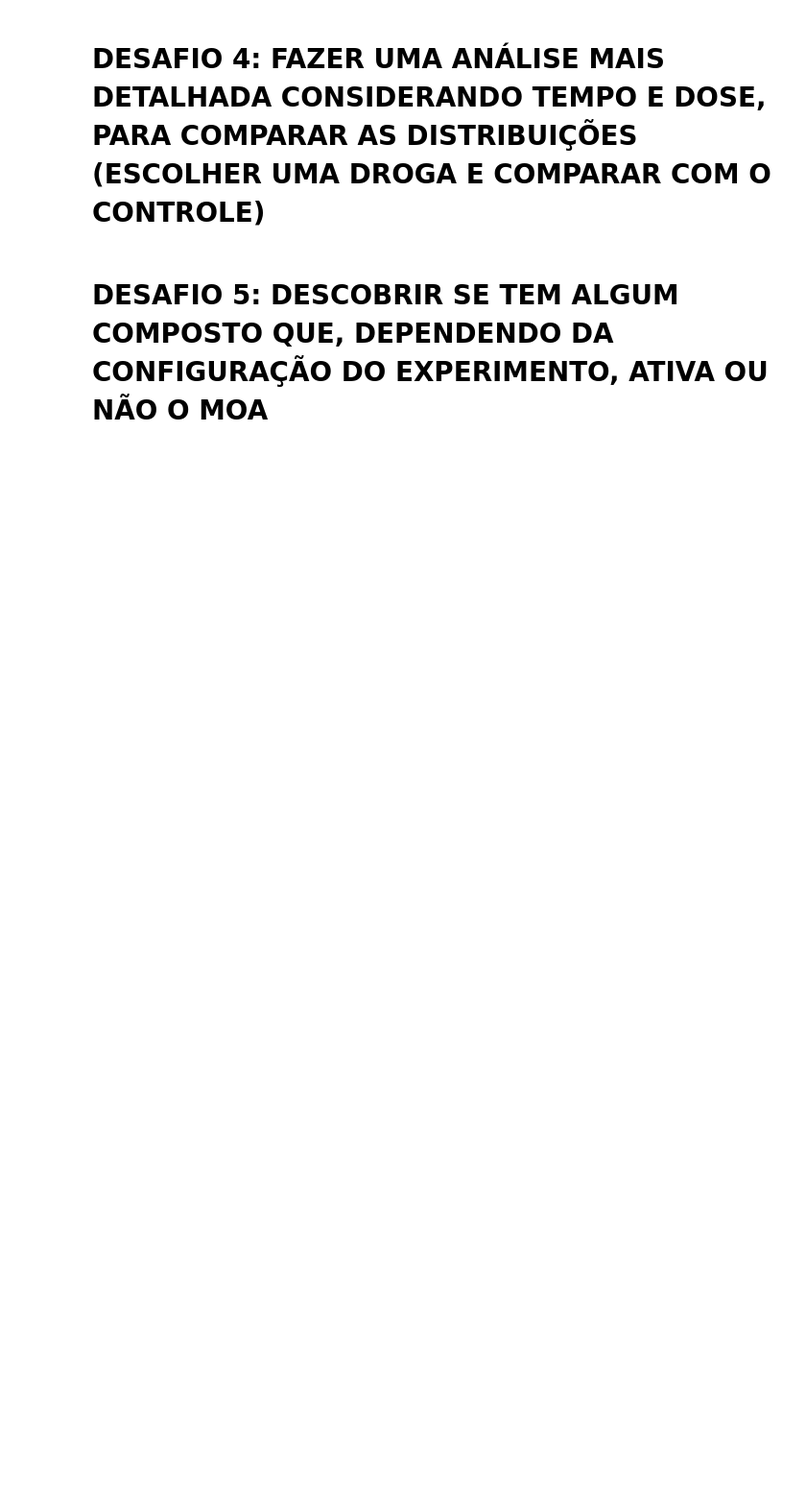
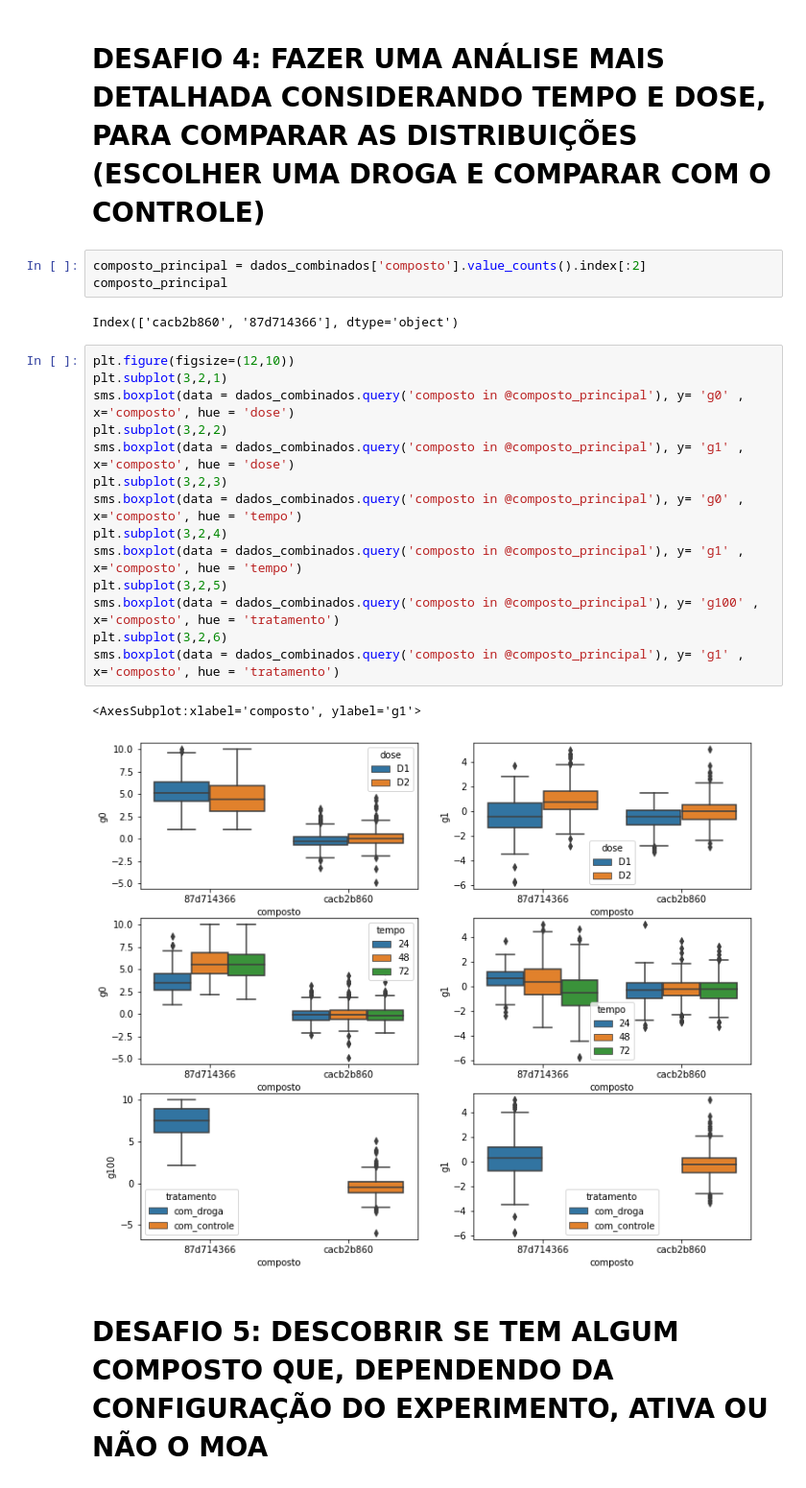
Before and after one commit to bernardocecchetto/Imersao_dados-Alura, a Jupyter notebook: Correlações, causalidade e relações entre genes.ipynb, the cells around one changed output. Shown: that part at 96% size. Saved outputs shown, nothing was run; the diff lists cells and outputs as text; blank space fills up the shorter version.

```diff
--- a/Correlações, causalidade e relações entre genes.ipynb
+++ b/Correlações, causalidade e relações entre genes.ipynb
@@ -238,5 +244,27 @@ sms.boxplot(data = dados_combinados.query('composto in @composto_principal'), y=
 [figure]
 # %% [markdown]
 # DESAFIO 4: FAZER UMA ANÁLISE MAIS DETALHADA CONSIDERANDO TEMPO E DOSE, PARA COMPARAR AS DISTRIBUIÇÕES (ESCOLHER UMA DROGA E COMPARAR COM O CONTROLE)
+# %%
+composto_principal = dados_combinados['composto'].value_counts().index[:2]
+composto_principal
+# %% [output]
+Index(['cacb2b860', '87d714366'], dtype='object')
+# %%
+plt.figure(figsize=(12,10))
+plt.subplot(3,2,1)
+sms.boxplot(data = dados_combinados.query('composto in @composto_principal'), y= 'g0' , x='composto', hue = 'dose')
+plt.subplot(3,2,2)
+sms.boxplot(data = dados_combinados.query('composto in @composto_principal'), y= 'g1' , x='composto', hue = 'dose')
+plt.subplot(3,2,3)
+sms.boxplot(data = dados_combinados.query('composto in @composto_principal'), y= 'g0' , x='composto', hue = 'tempo')
+plt.subplot(3,2,4)
+sms.boxplot(data = dados_combinados.query('composto in @composto_principal'), y= 'g1' , x='composto', hue = 'tempo')
+plt.subplot(3,2,5)
+sms.boxplot(data = dados_combinados.query('composto in @composto_principal'), y= 'g100' , x='composto', hue = 'tratamento')
+plt.subplot(3,2,6)
+sms.boxplot(data = dados_combinados.query('composto in @composto_principal'), y= 'g1' , x='composto', hue = 'tratamento')
+# %% [output]
+<AxesSubplot:xlabel='composto', ylabel='g1'>
+[figure, added]
 # %% [markdown]
 # DESAFIO 5: DESCOBRIR SE TEM ALGUM COMPOSTO QUE, DEPENDENDO DA CONFIGURAÇÃO DO EXPERIMENTO, ATIVA OU NÃO O MOA
```
Also changed, not shown: parts of 15 cells of this notebook.
